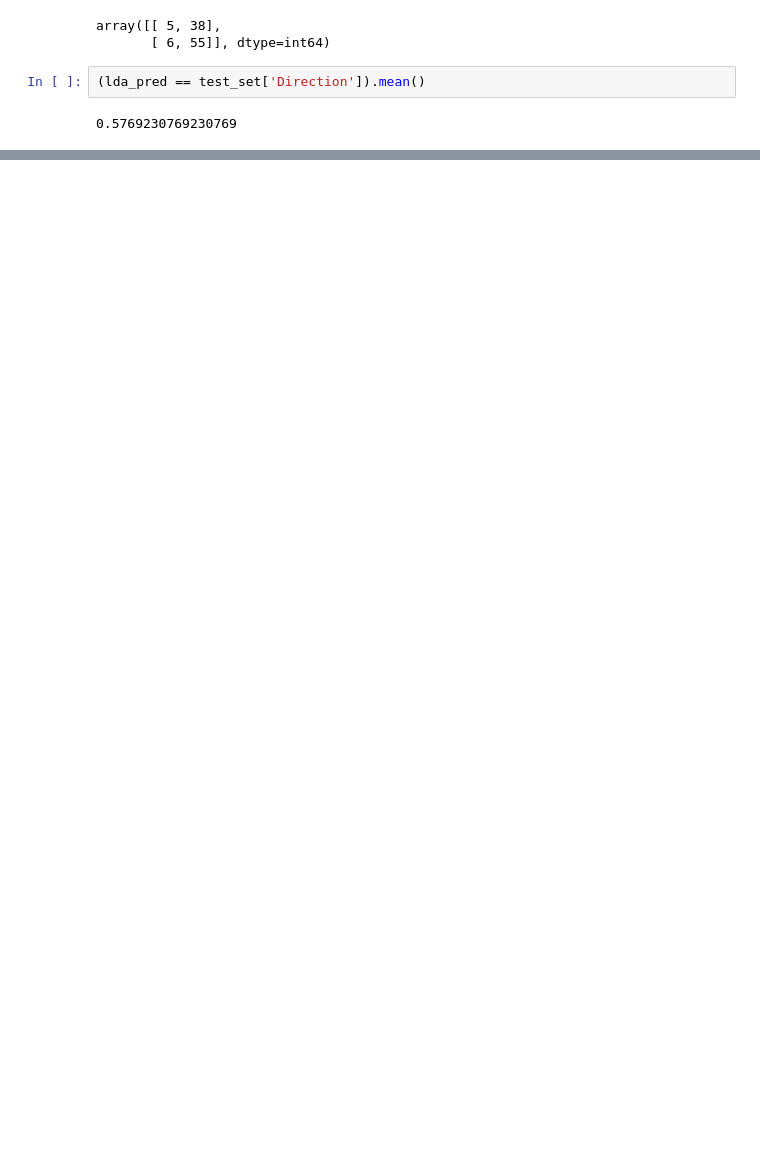
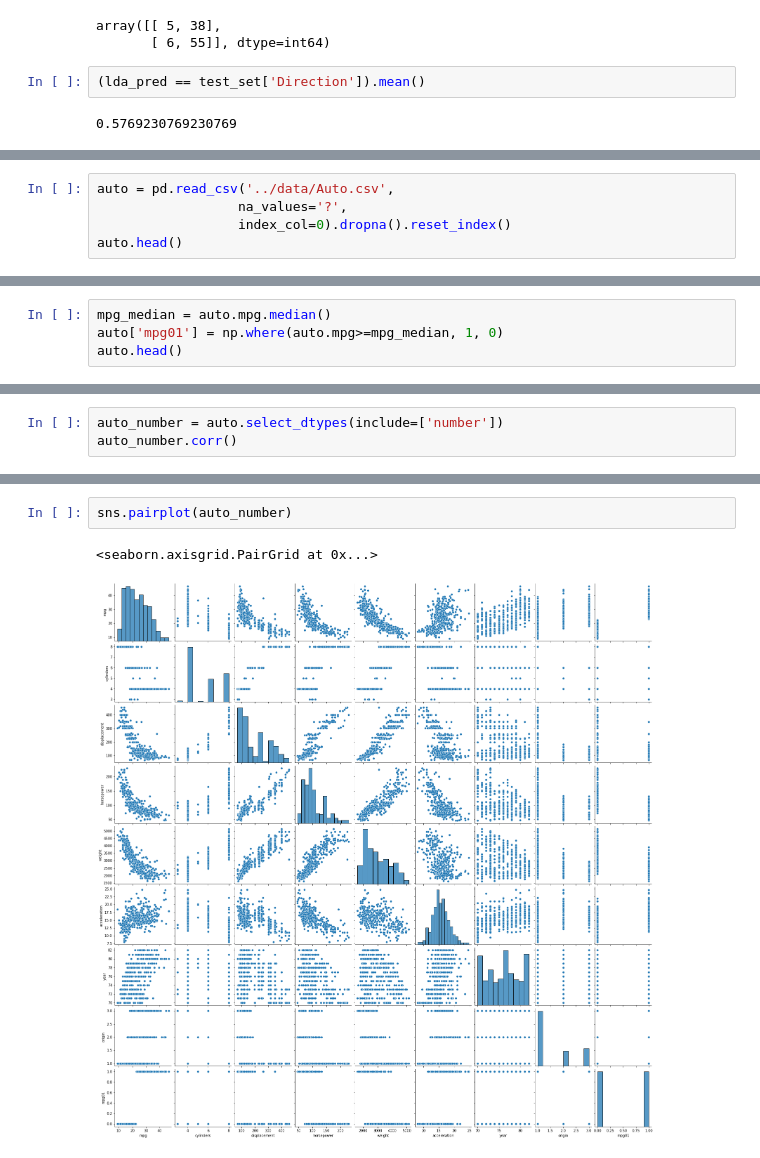
Before and after one commit to chenyulue/ISLP, a Jupyter notebook: Ch04/Ch04-Classification_Exercises.ipynb, the cells around one changed output, grey strips where cells are left out. Drawn from its saved outputs; the diff is of its cells as text; blank space fills up the shorter version.

```diff
--- a/Ch04/Ch04-Classification_Exercises.ipynb
+++ b/Ch04/Ch04-Classification_Exercises.ipynb
@@ -409,0 +461,5 @@ array([[ 5, 38],
+# %%
+auto = pd.read_csv('../data/Auto.csv',
+                  na_values='?',
+                  index_col=0).dropna().reset_index()
+auto.head()
@@ -409,0 +473,4 @@ array([[ 5, 38],
+# %%
+mpg_median = auto.mpg.median()
+auto['mpg01'] = np.where(auto.mpg>=mpg_median, 1, 0)
+auto.head()
@@ -409,0 +488,3 @@ array([[ 5, 38],
+# %%
+auto_number = auto.select_dtypes(include=['number'])
+auto_number.corr()
@@ -409,0 +502,5 @@ array([[ 5, 38],
+# %%
+sns.pairplot(auto_number)
+# %% [output]
+<seaborn.axisgrid.PairGrid at 0x...>
+[figure, added]
```
Also changed, not shown: parts of 59 cells of this notebook.
